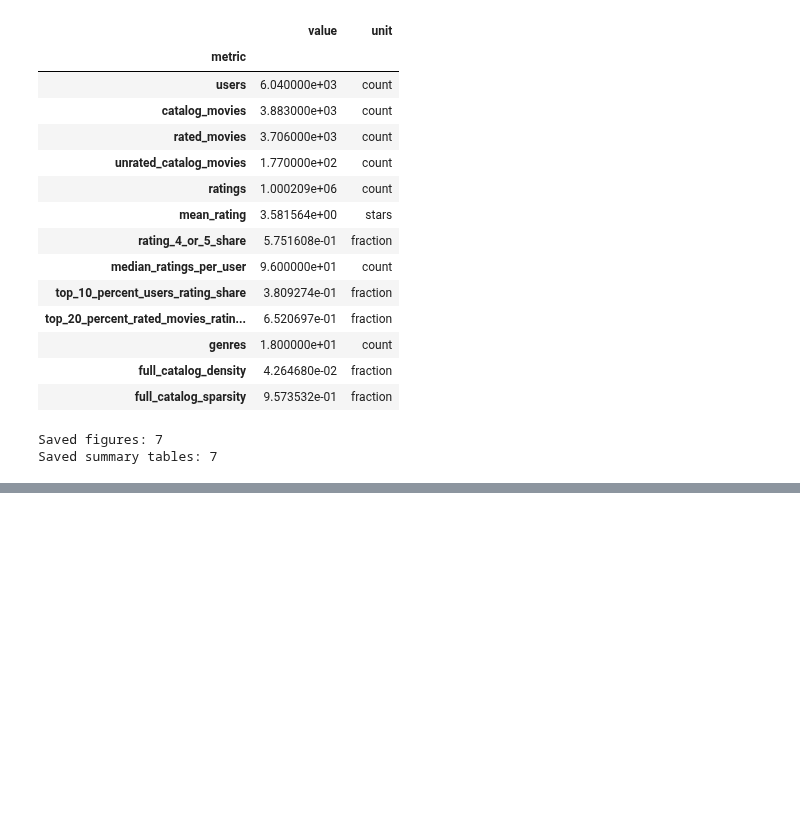
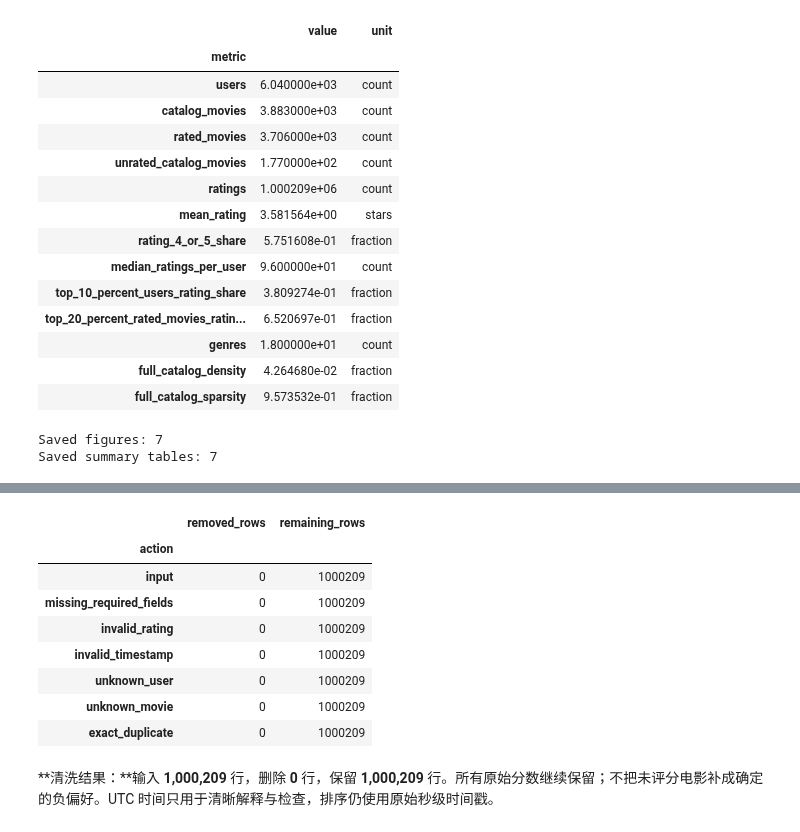
Before and after one commit to SZTU-ZBK/data_engineer_group_project, a Jupyter notebook: notebooks/01_data_analysis.ipynb, the cells around one changed output, grey strips where cells are left out. Saved outputs shown, nothing was run; the diff lists cells and outputs as text; code cells hidden in the pictures; blank space fills up the shorter version.

```diff
--- a/notebooks/01_data_analysis.ipynb
+++ b/notebooks/01_data_analysis.ipynb
@@ -532,0 +541,32 @@ Saved summary tables: 7
+# %%
+import hashlib
+import numpy as np
+import scipy
+from src.data import (clean_ratings, chronological_split, add_relevance_labels,
+                      split_summary, validate_splits)
+from src.features import (build_model_inputs, build_evaluation_context,
+                          evaluation_summary, save_preprocessed_artifacts)
+
+SPLIT_RATIOS = (0.8, 0.1, 0.1)
+RELEVANCE_THRESHOLD = 4
+EVALUATION_K = 10
+
+cleaned_ratings, cleaning_audit = clean_ratings(tables)
+display(cleaning_audit)
+removed_rows = int(cleaning_audit['removed_rows'].sum())
+display(Markdown(
+    f'**清洗结果：**输入 **{len(ratings):,}** 行，删除 **{removed_rows:,}** 行，'
+    f'保留 **{len(cleaned_ratings):,}** 行。所有原始分数继续保留；'
+    '不把未评分电影补成确定的负偏好。UTC 时间只用于清晰解释与检查，排序仍使用原始秒级时间戳。'
+))
+# %% [output]
+|  | removed_rows | remaining_rows |
+| action |  |  |
+| input | 0 | 1000209 |
+| missing_required_fields | 0 | 1000209 |
+| invalid_rating | 0 | 1000209 |
+| invalid_timestamp | 0 | 1000209 |
+| unknown_user | 0 | 1000209 |
+| unknown_movie | 0 | 1000209 |
+| exact_duplicate | 0 | 1000209 |
+**清洗结果：**输入 **1,000,209** 行，删除 **0** 行，保留 **1,000,209** 行。所有原始分数继续保留；不把未评分电影补成确定的负偏好。UTC 时间只用于清晰解释与检查，排序仍使用原始秒级时间戳。
```
Also changed, not shown: parts of 14 cells of this notebook, 14 other files.
